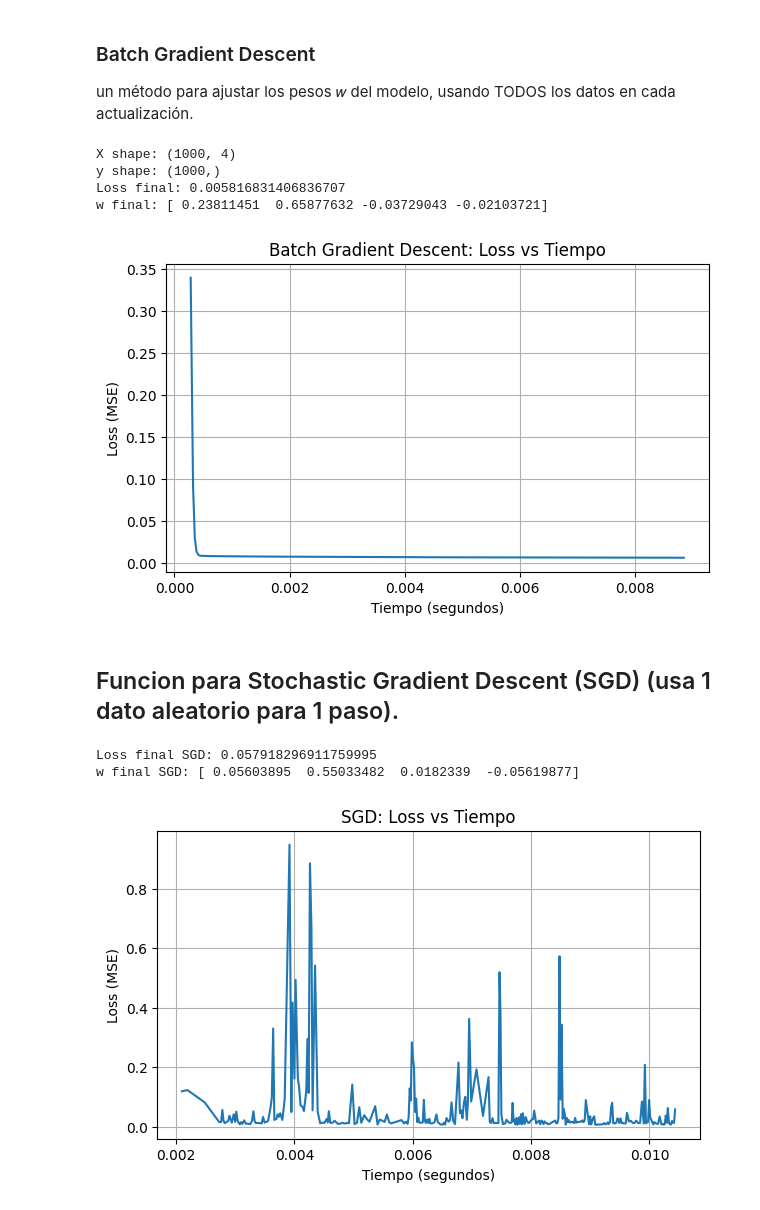
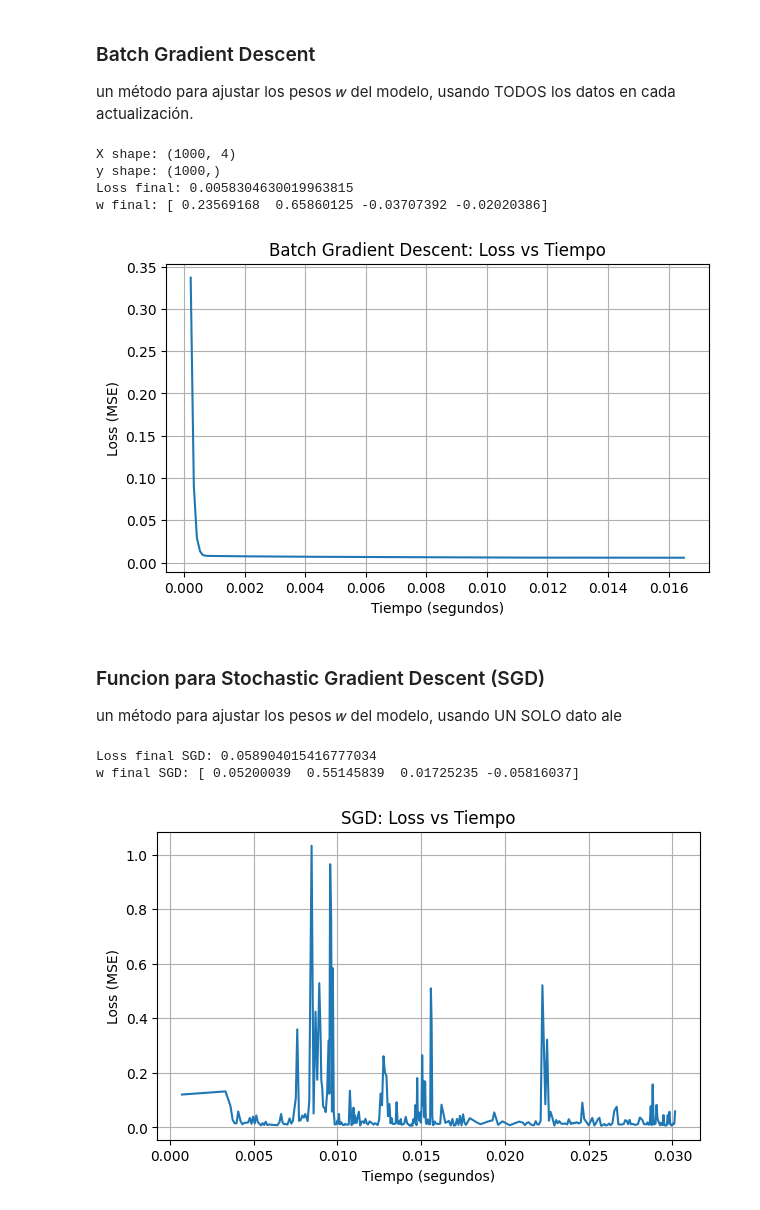
Before and after one commit to Vann06/Inteligencia_Artificial, a Jupyter notebook: Task2.1.ipynb, the cells around one changed output. Drawn from its saved outputs; the diff is of its cells as text; code cells hidden in the pictures.

```diff
--- a/Task2.1.ipynb
+++ b/Task2.1.ipynb
@@ -91,7 +91,7 @@ y = y_norm
 print("X shape:", X.shape)  # debe ser (1000, 4)
 print("y shape:", y.shape)  # debe ser (1000,)
 
-def batch_gradient_descent(X, y, lr=0.5, epochs=200):
+def batch_gradient_descent(X, y, lr=0.5, epochs=300):
     # Inicializar pesos
     w = np.zeros(X.shape[1])
     losses = []
@@ -128,13 +128,14 @@ plt.show()
 # %% [output]
 X shape: (1000, 4)
 y shape: (1000,)
-Loss final: 0.005816831406836707
-w final: [ 0.23811451  0.65877632 -0.03729043 -0.02103721]
+Loss final: 0.0058304630019963815
+w final: [ 0.23569168  0.65860125 -0.03707392 -0.02020386]
-[figure, old version]
+[figure, new version]
 # %% [markdown]
-## Funcion para Stochastic Gradient Descent (SGD) (usa 1 dato aleatorio para 1 paso).
+### Funcion para Stochastic Gradient Descent (SGD)
+un método para ajustar los pesos  𝑤 del modelo, usando UN SOLO dato ale
 # %%
-def stochastic_gradient_descent(X, y, lr=0.5, epochs=200, seed=42):
+def stochastic_gradient_descent(X, y, lr=0.5, epochs=300, seed=42):
     """
     SGD: en cada paso usa 1 dato aleatorio (1 fila) para calcular el gradiente y actualizar w.
     Guarda (tiempo, loss) por epoch para graficar Loss vs Tiempo.
@@ -159,33 +160,33 @@ def stochastic_gradient_descent(X, y, lr=0.5, epochs=200, seed=42):
         # 3) predicción con ese punto
         y_hat_i = Xi @ w     # shape (1,)
 
         # 4) gradiente usando SOLO ese punto (n=1)
         grad = 2 * (Xi.T @ (y_hat_i - yi))  # (2/1) * Xi^T(...)
 
         # 5) update
         w = w - lr * grad
 
         # 6) medir loss global (en TODO el dataset) para monitoreo
         y_hat_all = X @ w
         loss = np.mean((y_hat_all - y)**2)
 
         times.append(time.perf_counter() - start)
         losses.append(loss)
 
     return w, np.array(times), np.array(losses)
 w_sgd, t_sgd, loss_sgd = stochastic_gradient_descent(X, y, lr=0.5, epochs=300, seed=42)
 print("Loss final SGD:", loss_sgd[-1])
 print("w final SGD:", w_sgd)
 
 #visuaizacion
 plt.figure(figsize=(7,4))
 plt.plot(t_sgd, loss_sgd)
 plt.xlabel("Tiempo (segundos)")
 plt.ylabel("Loss (MSE)")
 plt.title("SGD: Loss vs Tiempo")
 plt.grid(True)
 plt.show()
 # %% [output]
-Loss final SGD: 0.057918296911759995
-w final SGD: [ 0.05603895  0.55033482  0.0182339  -0.05619877]
+Loss final SGD: 0.058904015416777034
+w final SGD: [ 0.05200039  0.55145839  0.01725235 -0.05816037]
-[figure, old version]
+[figure, new version]
```
Also changed, not shown: parts of 11 cells of this notebook.
